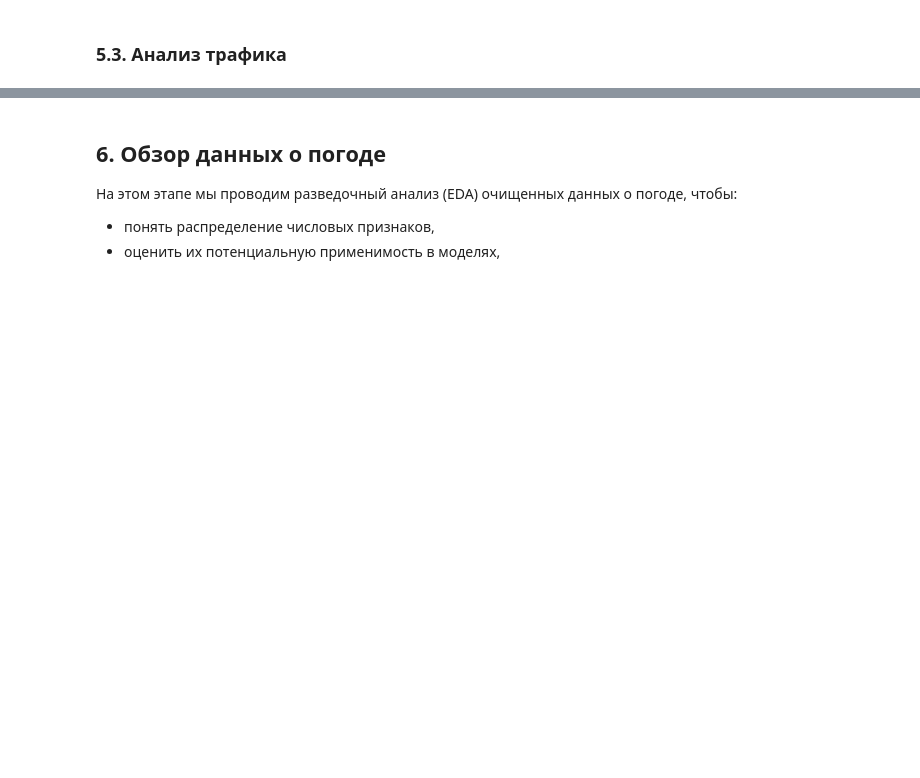
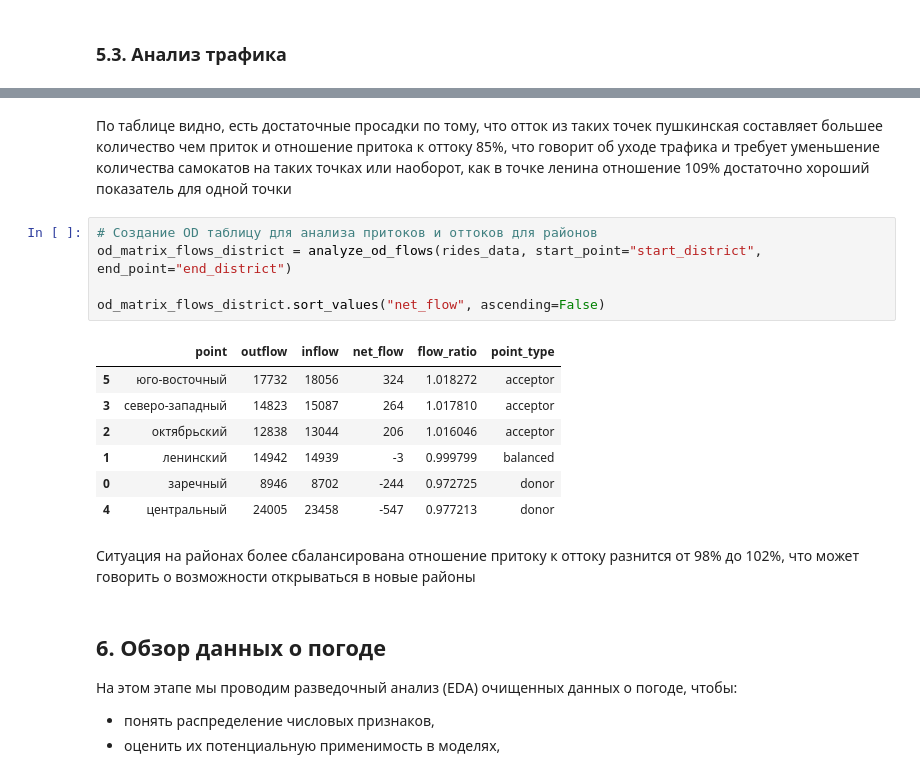
Before and after one commit to fIIame/scooter_sharing_analysis, a Jupyter notebook: notebooks/EDA.ipynb, the cells around one changed output, grey strips where cells are left out. Saved outputs shown, nothing was run; the diff lists cells and outputs as text; blank space fills up the shorter version.

```diff
--- a/notebooks/EDA.ipynb
+++ b/notebooks/EDA.ipynb
@@ -447,3 +450,20 @@ stats.sort_values(["sum", "max"], ascending=False)
+# %% [markdown]
+По таблице видно, есть достаточные просадки по тому, что отток из таких точек пушкинская составляет большее количество чем приток и отношение притока к оттоку 85%, что говорит об уходе трафика и требует уменьшение количества самокатов на таких точках или наоборот, как в точке ленина отношение 109% достаточно хороший показатель для одной точки
+# %%
+# Создание OD таблицу для анализа притоков и оттоков для районов
+od_matrix_flows_district = analyze_od_flows(rides_data, start_point="start_district", end_point="end_district")
+
+od_matrix_flows_district.sort_values("net_flow", ascending=False)
+# %% [output]
+|  | point | outflow | inflow | net_flow | flow_ratio | point_type |
+| 5 | юго-восточный | 17732 | 18056 | 324 | 1.018272 | acceptor |
+| 3 | северо-западный | 14823 | 15087 | 264 | 1.017810 | acceptor |
+| 2 | октябрьский | 12838 | 13044 | 206 | 1.016046 | acceptor |
+| 1 | ленинский | 14942 | 14939 | -3 | 0.999799 | balanced |
+| 0 | заречный | 8946 | 8702 | -244 | 0.972725 | donor |
+| 4 | центральный | 24005 | 23458 | -547 | 0.977213 | donor |
+# %% [markdown]
+Ситуация на районах более сбалансирована отношение притоку к оттоку разнится от 98% до 102%, что может говорить о возможности открываться в новые районы
 # %% [markdown]
 ## 6. Обзор данных о погоде
 
```
Also changed, not shown: parts of 14 cells of this notebook, 1 other file.
